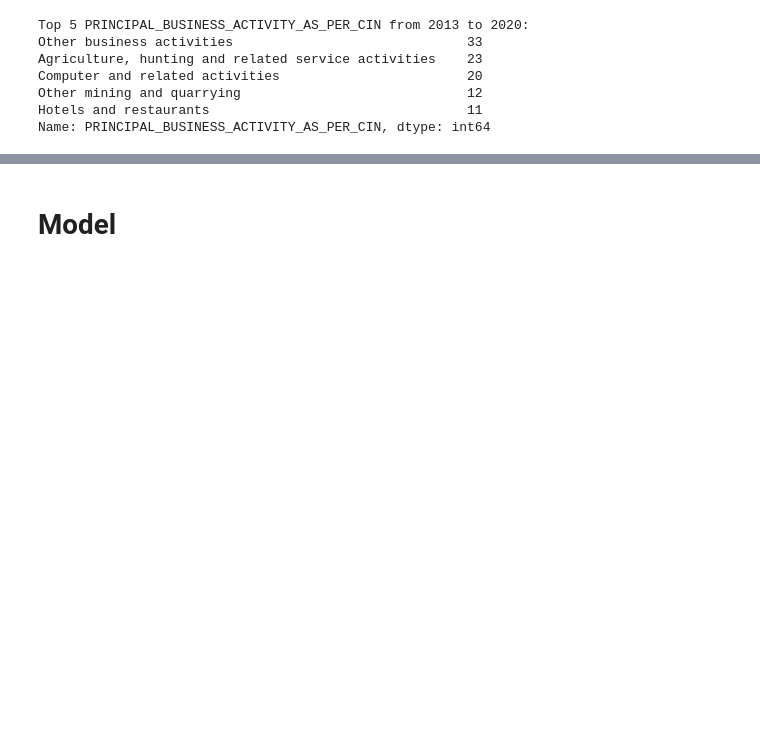
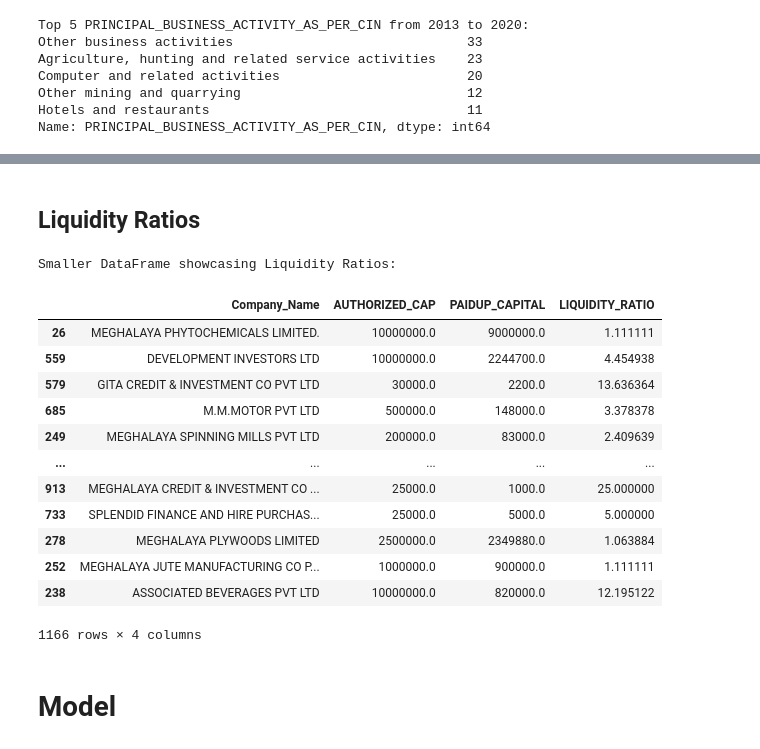
Before and after one commit to Soumiksb06/Statewise-business-comparison-and-forecast, a Jupyter notebook: ML_Companies.ipynb, the cells around one changed output, grey strips where cells are left out. Cells and saved outputs as stored; diff of their text form; code cells hidden in the pictures; blank space fills up the shorter version.

Commit message:
Meghalaya

```diff
--- a/ML_Companies.ipynb
+++ b/ML_Companies.ipynb
@@ -3,7 +3,7 @@ import pandas as pd
 import matplotlib.pyplot as plt
 import seaborn as sns
 # %%
-df = pd.read_csv("D:\Downloads\Meghalaya.csv", encoding='ISO-8859-1',low_memory=False)
+df = pd.read_csv("data\Meghalaya.csv", encoding='ISO-8859-1',low_memory=False)
 
 df
 # %% [output]
@@ -181,0 +184,16 @@ Name: PRINCIPAL_BUSINESS_ACTIVITY_AS_PER_CIN, dtype: int64
+# %%
+df.loc[:, 'AUTHORIZED_CAP'] = df['AUTHORIZED_CAP'].astype(float)
+df.loc[:, 'PAIDUP_CAPITAL'] = df['PAIDUP_CAPITAL'].astype(float)
+# Group by 'PRINCIPAL_BUSINESS_ACTIVITY_AS_PER_CIN' and calculate the mean of 'AUTHORIZED_CAP' and 'PAIDUP_CAPITAL'
+grouped_df = df.groupby('PRINCIPAL_BUSINESS_ACTIVITY_AS_PER_CIN')[['AUTHORIZED_CAP', 'PAIDUP_CAPITAL']].mean().reset_index()
+df = df.sort_values(by='Registration_Year')
+
+# Calculate the percentage change in authorized capital for each activity over time
+df['CAPITAL_CHANGE'] = df.groupby(['PRINCIPAL_BUSINESS_ACTIVITY_AS_PER_CIN', 'Registration_Year'])['AUTHORIZED_CAP'].pct_change().fillna(0)
+
+# Group by 'PRINCIPAL_BUSINESS_ACTIVITY_AS_PER_CIN' and calculate the mean of 'CAPITAL_CHANGE'
+activity_trend_df = df.groupby(['PRINCIPAL_BUSINESS_ACTIVITY_AS_PER_CIN','Registration_Year'])['CAPITAL_CHANGE'].mean().reset_index()
+
+# Print the new DataFrame with the trend analysis
+activity_trend_df2= activity_trend_df.interpolate()
+activity_trend_df2
@@ -182,3 +248,33 @@ Name: PRINCIPAL_BUSINESS_ACTIVITY_AS_PER_CIN, dtype: int64
+# %% [markdown]
+## Liquidity Ratios
+# %%
+df = df.copy()
+
+# Calculate the liquidity ratio without warnings
+df.loc[:, 'LIQUIDITY_RATIO'] = df['AUTHORIZED_CAP'] / df['PAIDUP_CAPITAL']
+
+# Now, let's create a smaller DataFrame to showcase the liquidity ratios
+# Selecting relevant columns for the smaller DataFrame
+liquidity_df = df[['Company_Name', 'AUTHORIZED_CAP', 'PAIDUP_CAPITAL', 'LIQUIDITY_RATIO']].copy()
+
+# Displaying the smaller DataFrame
+print("Smaller DataFrame showcasing Liquidity Ratios:")
+liquidity_df
+# %% [output]
+Smaller DataFrame showcasing Liquidity Ratios:
+|  | Company_Name | AUTHORIZED_CAP | PAIDUP_CAPITAL | LIQUIDITY_RATIO |
+| 26 | MEGHALAYA PHYTOCHEMICALS LIMITED. | 10000000.0 | 9000000.0 | 1.111111 |
+| 559 | DEVELOPMENT INVESTORS LTD | 10000000.0 | 2244700.0 | 4.454938 |
+| 579 | GITA CREDIT & INVESTMENT CO PVT LTD | 30000.0 | 2200.0 | 13.636364 |
+| 685 | M.M.MOTOR PVT LTD | 500000.0 | 148000.0 | 3.378378 |
+| 249 | MEGHALAYA SPINNING MILLS PVT LTD | 200000.0 | 83000.0 | 2.409639 |
+| ... | ... | ... | ... | ... |
+| 913 | MEGHALAYA CREDIT & INVESTMENT CO ... | 25000.0 | 1000.0 | 25.000000 |
+| 733 | SPLENDID FINANCE AND HIRE PURCHAS... | 25000.0 | 5000.0 | 5.000000 |
+| 278 | MEGHALAYA PLYWOODS LIMITED | 2500000.0 | 2349880.0 | 1.063884 |
+| 252 | MEGHALAYA JUTE MANUFACTURING CO P... | 1000000.0 | 900000.0 | 1.111111 |
+| 238 | ASSOCIATED BEVERAGES PVT LTD | 10000000.0 | 820000.0 | 12.195122 |
+1166 rows × 4 columns
 # %% [markdown]
 # Model
 # %%
```
Also changed, not shown: parts of 4 cells of this notebook.
